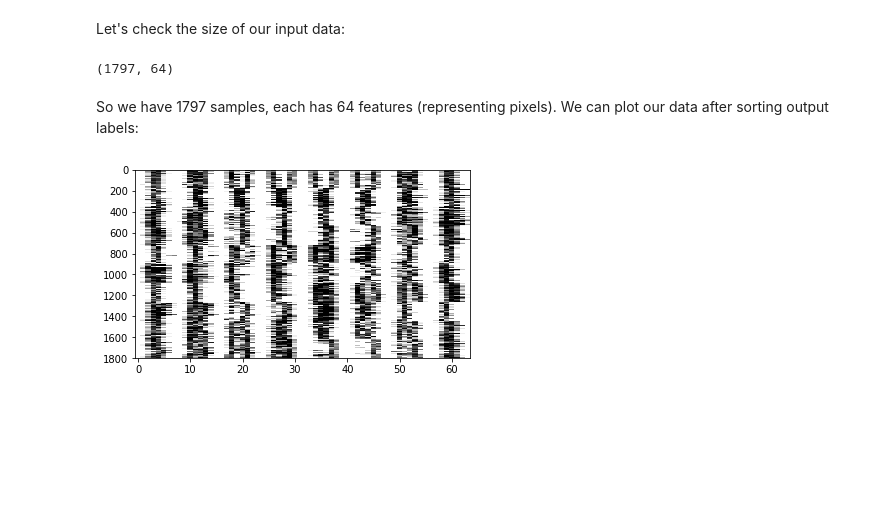
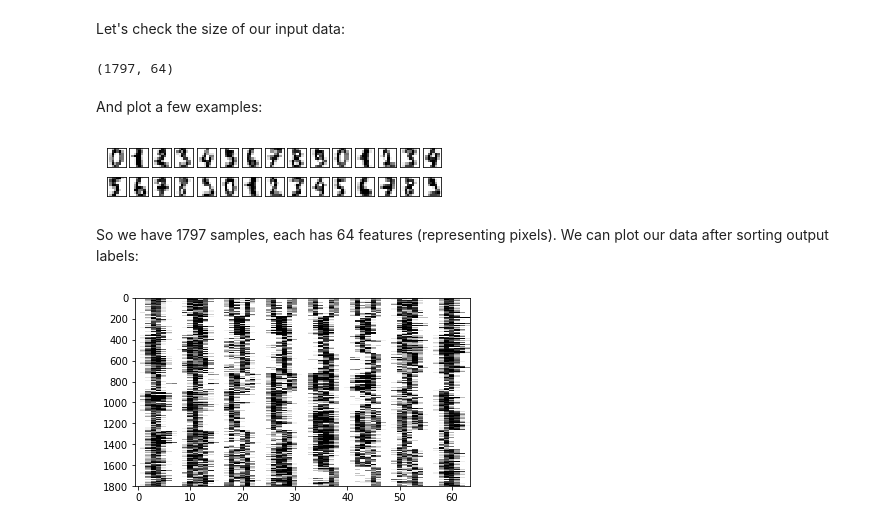
Before and after one commit to neuro-data-science/neuroML, a Jupyter notebook: notebooks/introductory_general.ipynb, the cells around one changed output. Saved outputs shown, nothing was run; the diff lists cells and outputs as text; code cells hidden in the pictures; blank space fills up the shorter version.

```diff
--- a/notebooks/introductory_general.ipynb
+++ b/notebooks/introductory_general.ipynb
@@ -336,6 +340,15 @@ Let's check the size of our input data:
 X_dig.shape
 # %% [output]
 (1797, 64)
+# %% [markdown]
+And plot a few examples:
+# %%
+fig = plt.figure(figsize=(6, 1))
+for i in range(30):
+    ax = fig.add_subplot(2, 15, 1 + i, xticks=[], yticks=[])
+    ax.imshow(X_dig[i].reshape((8, 8)), cmap=plt.cm.binary)
+# %% [output]
+[figure, added]
 # %% [markdown]
 So we have 1797 samples, each has 64 features (representing pixels). We can plot our data after sorting output labels:
 # %%
```
Also changed, not shown: parts of 34 cells of this notebook, 4 other files.
